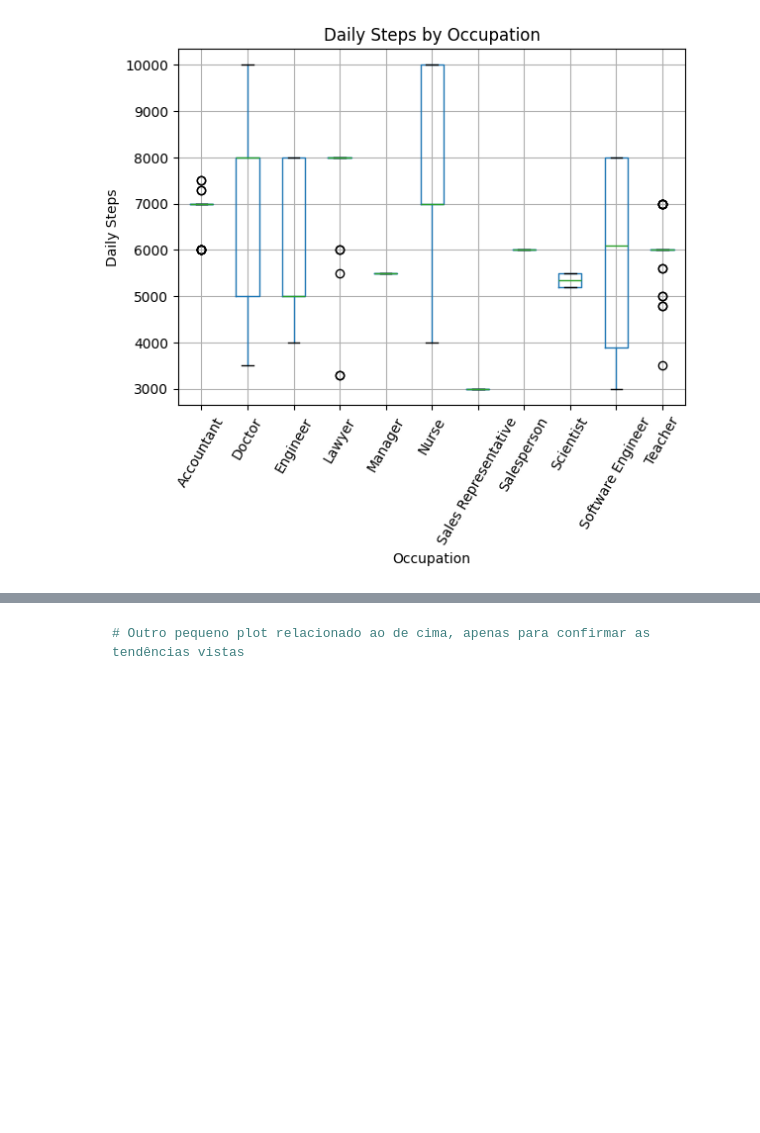
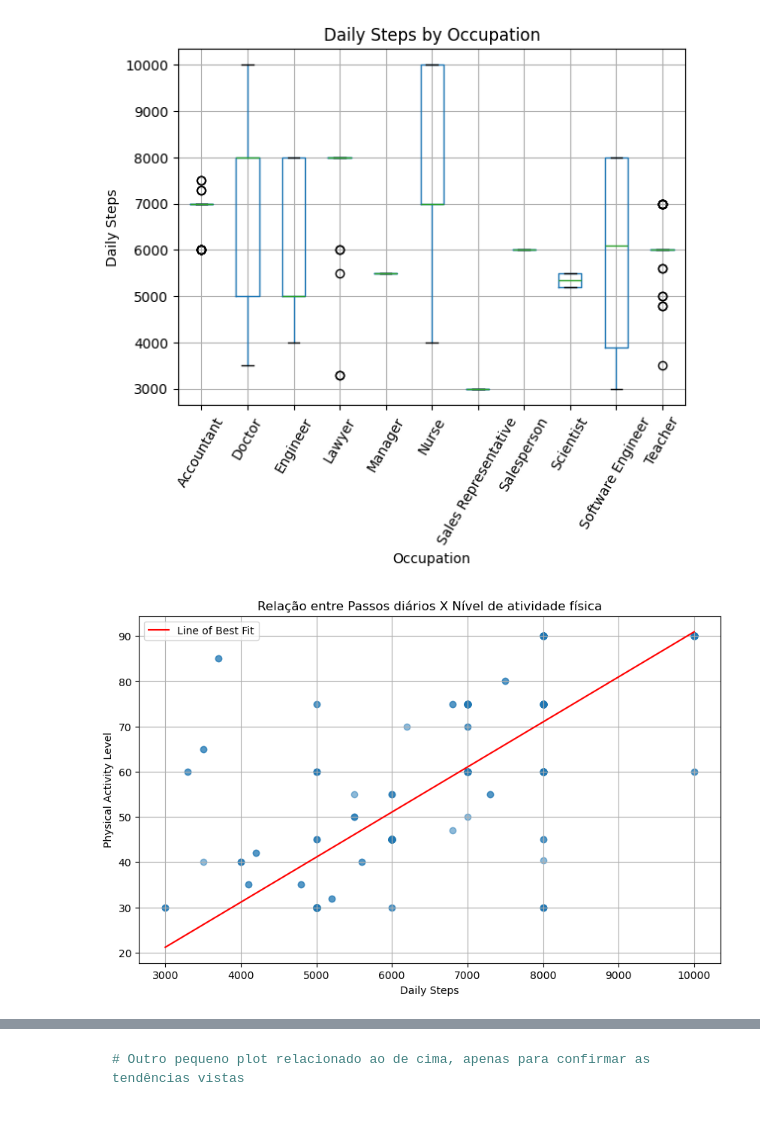
Before and after one commit to FrederickAlmeida/Data-Science-Project, a Jupyter notebook: exploratory_analysis.ipynb, the cells around one changed output, grey strips where cells are left out. Cells and saved outputs as stored; diff of their text form; code cells hidden in the pictures; blank space fills up the shorter version.

```diff
--- a/exploratory_analysis.ipynb
+++ b/exploratory_analysis.ipynb
@@ -670,3 +678,31 @@ plt.show()  # Exibe o gráfico
 # %% [output]
 <Figure size 1200x800 with 0 Axes>
 [figure]
+# %%
+
+plt.figure(figsize=(10, 6))  # Define o tamanho da figura
+plt.scatter(dataframe['Daily Steps'], dataframe['Physical Activity Level'], alpha=0.5)  # Plota os pontos de dispersão com transparência
+
+# Calcula os coeficientes para a linha
+slope, intercept = np.polyfit(dataframe['Daily Steps'], dataframe['Physical Activity Level'], 1)  # Calcula a inclinação e o intercept da linha
+
+# Cria valores de x para a linha a partir dos dados de dispersão
+x = np.array([dataframe['Daily Steps'].min(), dataframe['Daily Steps'].max()])  # Define o intervalo de x baseado no mínimo e máximo
+
+# Calcula os valores correspondentes de y a partir da inclinação e intercepto
+y = slope * x + intercept  # Calcula y usando a equação da linha
+
+# Plota a linha de melhor ajuste
+plt.plot(x, y, 'r', label='Line of Best Fit')  # Plota a linha de melhor ajuste em vermelho e adiciona uma legenda
+
+# Adiciona rótulos, título, grade e legenda ao gráfico
+plt.xlabel('Daily Steps')  # Rótulo do eixo x
+plt.ylabel('Physical Activity Level')  # Rótulo do eixo y
+plt.title('Relação entre Passos diários X Nível de atividade física')  # Título do gráfico
+plt.grid(True)  # Ativa a grade no gráfico para melhor visualização
+plt.legend()  # Mostra a legenda do gráfico
+
+# Mostra o gráfico
+plt.show()  # Exibe o gráfico final
+# %% [output]
+[figure, added]
```
Also changed, not shown: parts of 29 cells of this notebook.
